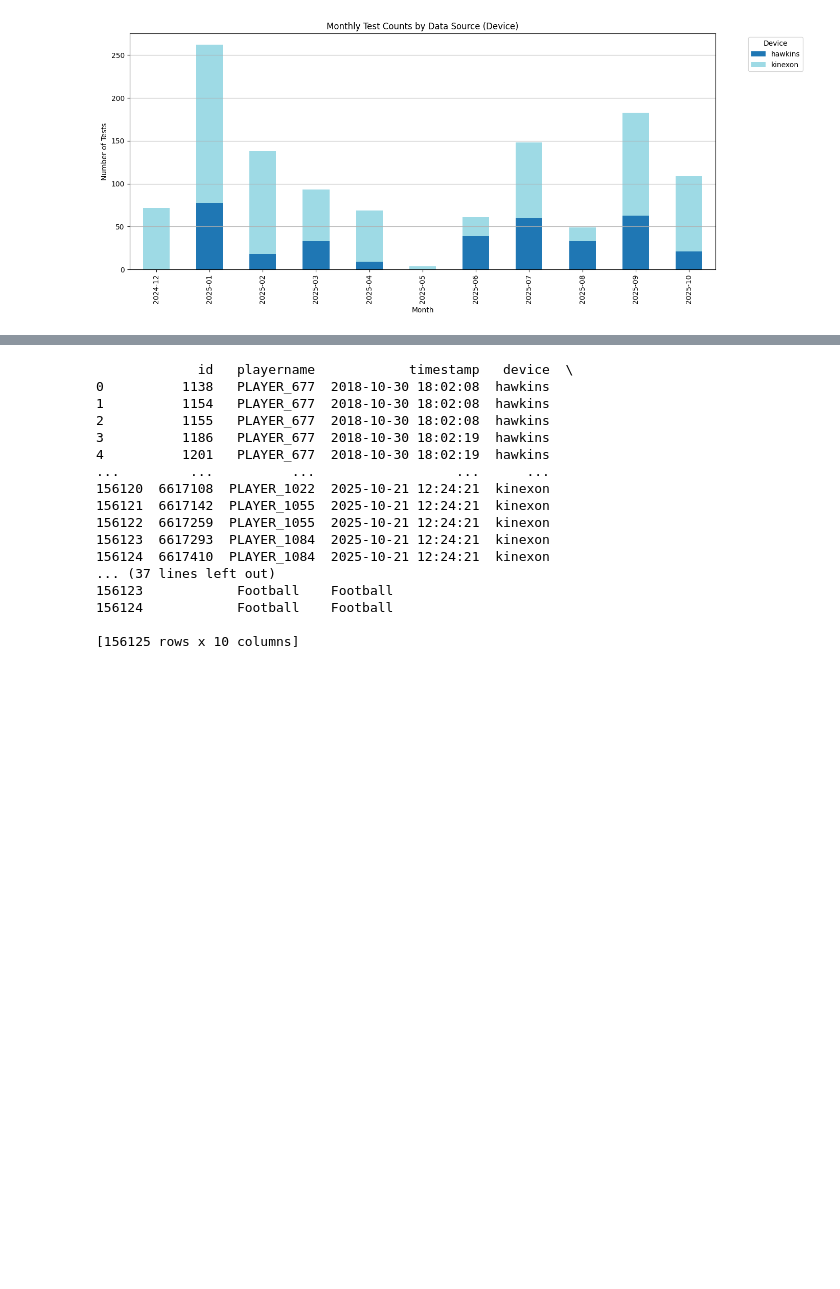
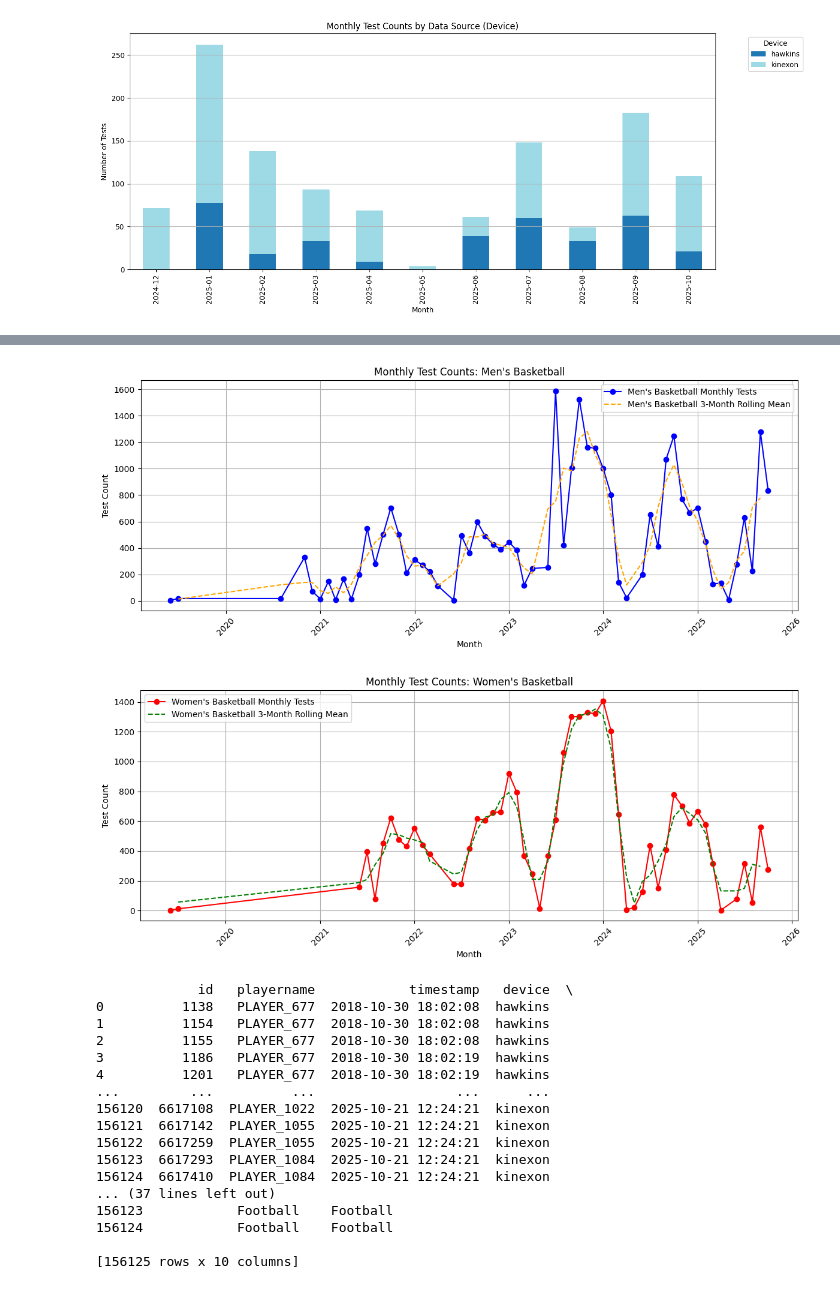
Before and after one commit to briggsprashar/sports_metric_analysis, a Jupyter notebook: scripts/part3.2_viz_comparison.ipynb, the cells around one changed output, grey strips where cells are left out. Cells and saved outputs as stored; diff of their text form; code cells hidden in the pictures; blank space fills up the shorter version.

```diff
--- a/scripts/part3.2_viz_comparison.ipynb
+++ b/scripts/part3.2_viz_comparison.ipynb
@@ -287,3 +346,48 @@ Gaps or unusual dips in data collection:
+# %%
+import matplotlib.pyplot as plt
+import pandas as pd
+
+# Load dataset and ensure timestamps are valid
+df = pd.read_csv('../raw/fivemetrics_allsports.csv')
+df['timestamp'] = pd.to_datetime(df['timestamp'], errors='coerce')
+
+# Keep only rows with valid timestamps
+df = df.dropna(subset=['timestamp'])
+
+# Create a 'month' column from timestamps
+df['month'] = df['timestamp'].dt.to_period('M').dt.to_timestamp()
+
+# --- Separate Men’s and Women’s Basketball ---
+sports = {
+    "Men's Basketball": ("blue", "orange"),
+    "Women's Basketball": ("red", "green")
+}
+
+for sport, (solid_color, dash_color) in sports.items():
+    sport_df = df[df['groupteam'] == sport]
+    monthly_counts = sport_df.groupby('month').size().reset_index(name='test_count')
+
+    # Rolling mean for smoother trend
+    monthly_counts['rolling_mean'] = monthly_counts['test_count'].rolling(window=3, center=True).mean()
+
+    # Plot lines for this sport
+    plt.figure(figsize=(12, 5))
+    plt.plot(monthly_counts['month'], monthly_counts['test_count'],
+             marker='o', color=solid_color, label=f"{sport} Monthly Tests")
+    plt.plot(monthly_counts['month'], monthly_counts['rolling_mean'],
+             linestyle='--', color=dash_color, label=f"{sport} 3-Month Rolling Mean")
+
+    plt.title(f"Monthly Test Counts: {sport}")
+    plt.xlabel("Month")
+    plt.ylabel("Test Count")
+    plt.xticks(rotation=45)
+    plt.grid(True)
+    plt.legend()
+    plt.tight_layout()
+    plt.show()
+# %% [output]
+[figure, added]
+[figure, added]
 # %%
 ## Additional analyses and visualizations base on all players and 5 metrics
 # %%
```
Also changed, not shown: parts of 4 cells of this notebook, 2 other files.
